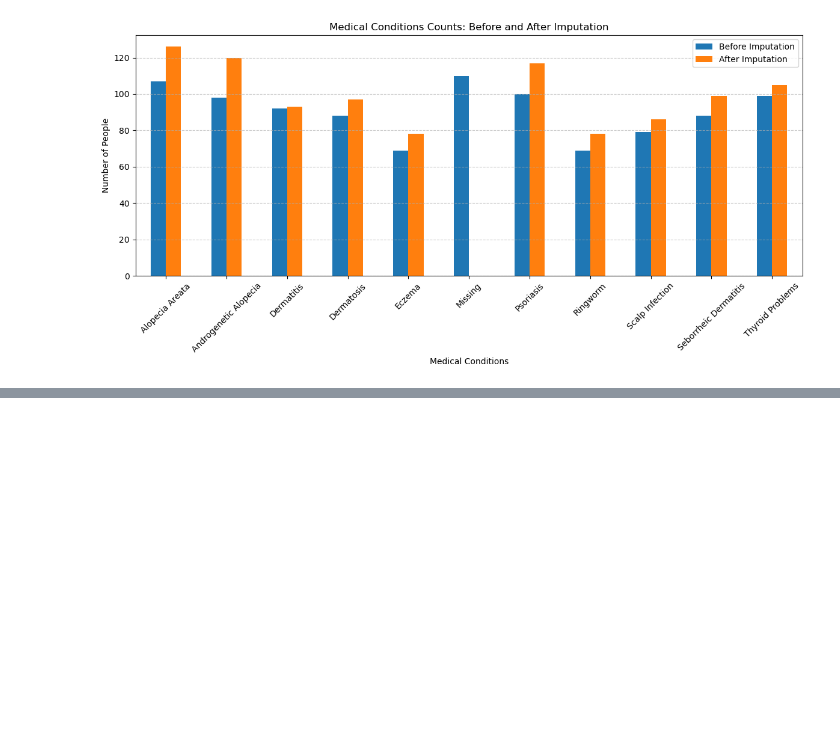
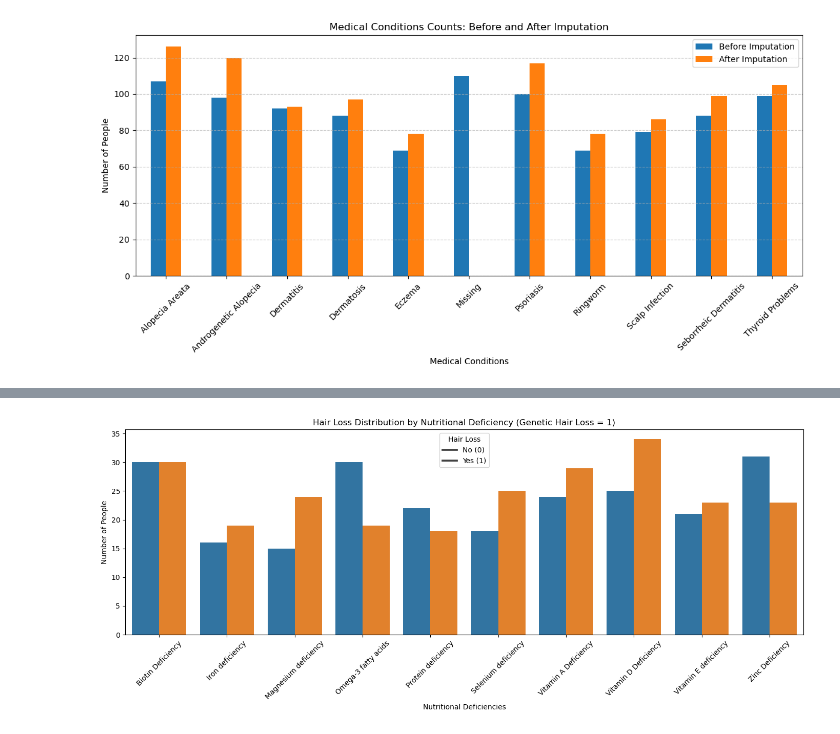
Before and after one commit to AhmadJabbar2502/Hair-Fall-Prediction, a Jupyter notebook: data_cleaning_predit_hair_loss.ipynb, the cells around one changed output, grey strips where cells are left out. Saved outputs shown, nothing was run; the diff lists cells and outputs as text; code cells hidden in the pictures; blank space fills up the shorter version.

```diff
--- a/data_cleaning_predit_hair_loss.ipynb
+++ b/data_cleaning_predit_hair_loss.ipynb
@@ -655,0 +668,29 @@ plt.show()
+# %%
+import matplotlib.pyplot as plt
+import seaborn as sns
+import pandas as pd
+
+# --- Step 1: Filter for Genetic_Encoding = 1 ---
+df_genetic = hair_data[hair_data['Genetic_Encoding'] == 1]
+
+# --- Step 2: Group by Nutritional Deficiency and Hair_Loss ---
+counts = df_genetic.groupby(['Nutritional_Deficiencies', 'Hair_Loss']).size().reset_index(name='Count')
+
+# --- Step 3: Convert Hair_Loss to string for hue ---
+counts['Hair_Loss'] = counts['Hair_Loss'].astype(str)
+
+# --- Step 4: Plot ---
+plt.figure(figsize=(14,6))
+sns.barplot(data=counts, x='Nutritional_Deficiencies', y='Count', hue='Hair_Loss')
+
+plt.title('Hair Loss Distribution by Nutritional Deficiency (Genetic Hair Loss = 1)')
+plt.xlabel('Nutritional Deficiencies')
+plt.ylabel('Number of People')
+plt.xticks(rotation=45)
+plt.legend(title='Hair Loss', labels=['No (0)', 'Yes (1)'])
+plt.tight_layout()
+plt.show()
+
+# 522
+# %% [output]
+[figure, added]
```
Also changed, not shown: parts of 5 cells of this notebook, 4 other files.
